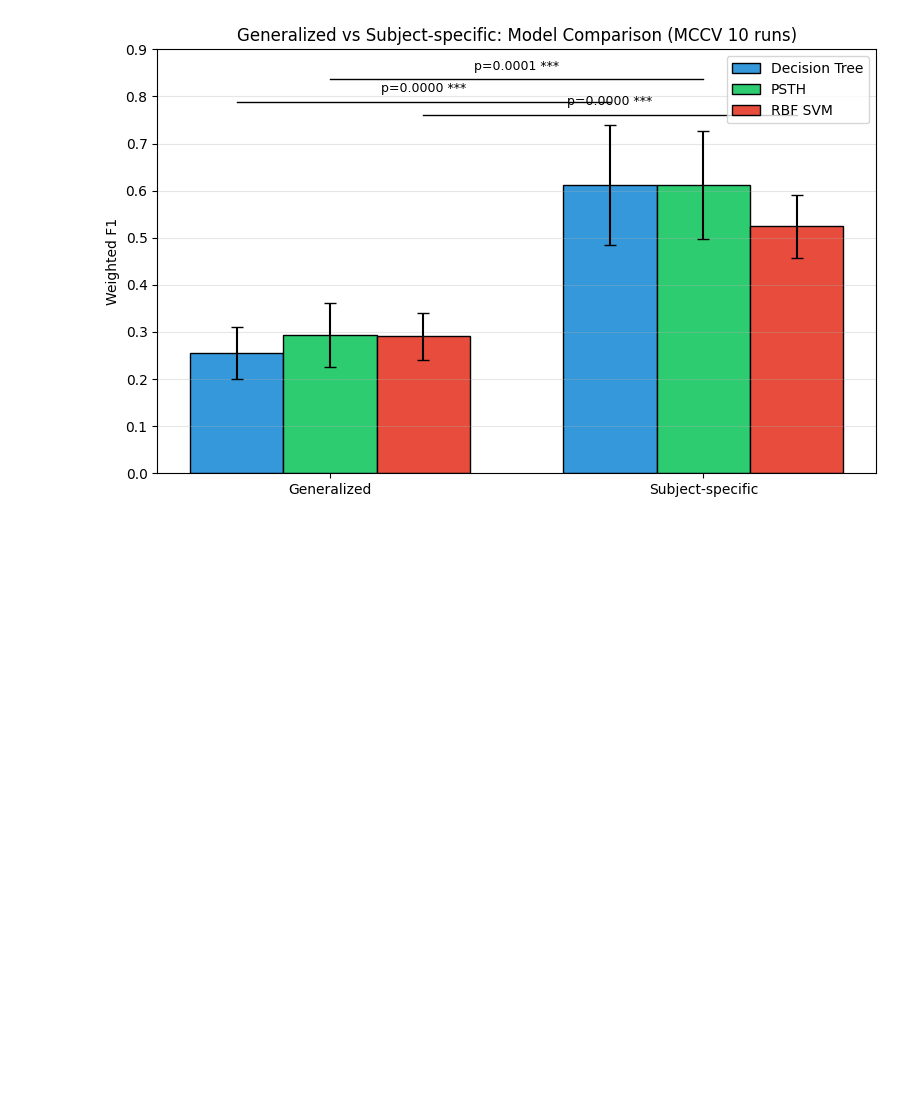
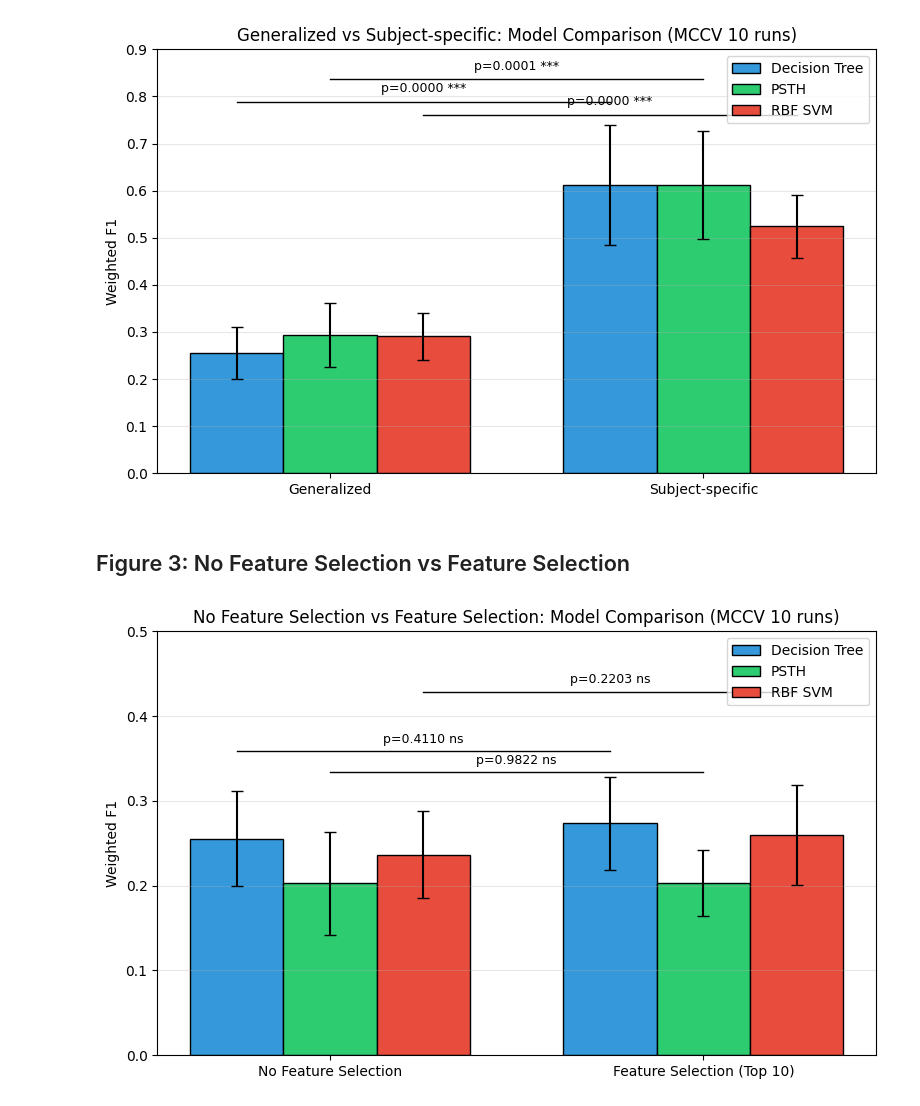
Before and after one commit to Spector3702/MuscleRecovery, a Jupyter notebook: model_comparison.ipynb, the cells around one changed output. Cells and saved outputs as stored; diff of their text form; code cells hidden in the pictures; blank space fills up the shorter version.

Commit message:
add compare plots

```diff
--- a/model_comparison.ipynb
+++ b/model_comparison.ipynb
@@ -152,6 +153,57 @@ plt.tight_layout()
 plt.show()
 # %% [output]
 [figure]
+# %% [markdown]
+## Figure 3: No Feature Selection vs Feature Selection
+# %%
+# Figure 3: No Feature Selection vs Feature Selection - grouped bars (3 models per category) with significance by model
+fig, ax = plt.subplots(figsize=(8, 5))
+
+x_cats = np.arange(2)  # No FS, With FS (top 10)
+multipliers = np.arange(n_models) - (n_models - 1) / 2
+
+for i, name in enumerate(model_names):
+    r = results[name]
+    mean_no_fs, std_no_fs = get_mean_std(r["f1_no_feature_selection"])
+    mean_with_fs, std_with_fs = get_mean_std(r["f1_with_feature_selection"])
+    offset = width * multipliers[i]
+    ax.bar(
+        x_cats + offset,
+        [mean_no_fs, mean_with_fs],
+        width,
+        yerr=[std_no_fs, std_with_fs],
+        capsize=4,
+        label=name,
+        color=colors[i % len(colors)],
+        edgecolor="black",
+    )
+
+# Paired t-test and significance bracket for each model
+for i, name in enumerate(model_names):
+    r = results[name]
+    _, p_val = stats.ttest_rel(r["f1_no_feature_selection"], r["f1_with_feature_selection"])
+    sig = sig_marker(p_val)
+    offset = width * multipliers[i]
+    x_left = x_cats[0] + offset
+    x_right = x_cats[1] + offset
+    ymax = max(
+        np.mean(r["f1_no_feature_selection"]) + np.std(r["f1_no_feature_selection"]),
+        np.mean(r["f1_with_feature_selection"]) + np.std(r["f1_with_feature_selection"]),
+    ) + 0.03 + 0.04 * i
+    ax.plot([x_left, x_right], [ymax, ymax], "k-", lw=1)
+    ax.text((x_left + x_right) / 2, ymax + 0.01, f"p={p_val:.4f} {sig}", ha="center", fontsize=9)
+
+ax.set_xticks(x_cats)
+ax.set_xticklabels(["No Feature Selection", "Feature Selection (Top 10)"])
+ax.set_ylabel("Weighted F1")
+ax.set_title("No Feature Selection vs Feature Selection: Model Comparison (MCCV 10 runs)")
+ax.legend(loc="upper right")
+ax.set_ylim(0, 0.5)
+ax.grid(axis="y", alpha=0.3)
+plt.tight_layout()
+plt.show()
+# %% [output]
+[figure, added]
 # %%
 # Summary table
 print("--- PCA vs No PCA (mean ± std) ---")
```
Also changed, not shown: parts of 3 cells of this notebook, 1 other file.
